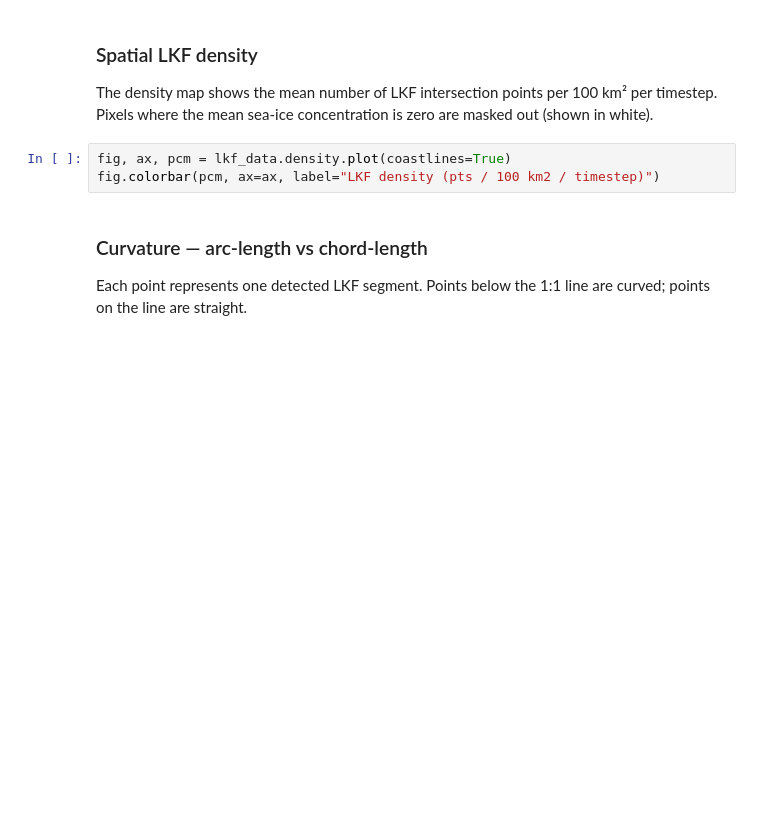
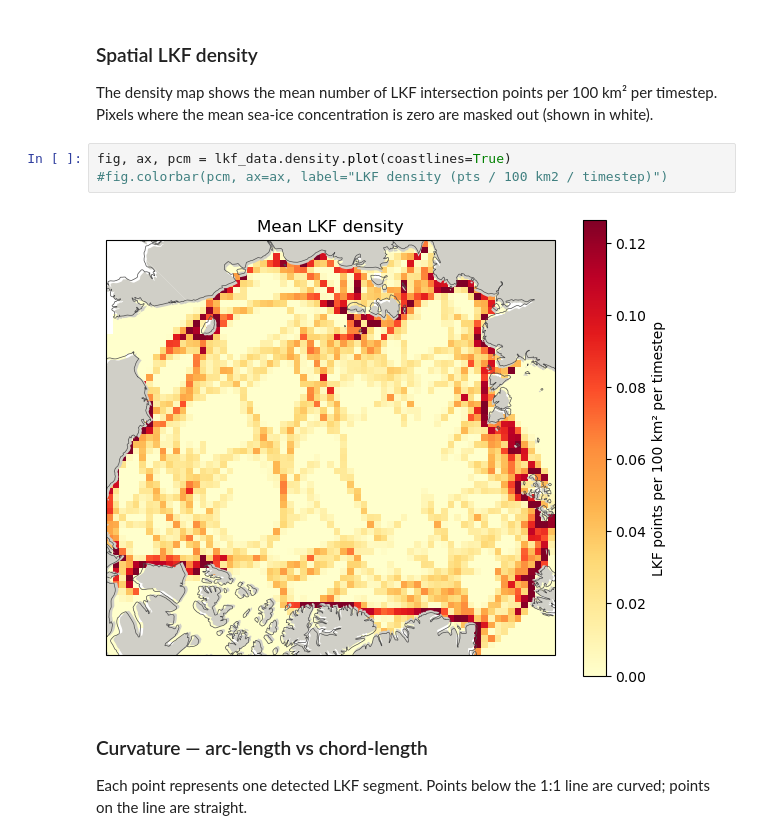
Before and after one commit to nhutter/lkf_tools, a Jupyter notebook: notebooks/tutorial_gen_dataset.ipynb, the cells around one changed output. Saved outputs shown, nothing was run; the diff lists cells and outputs as text; blank space fills up the shorter version.

```diff
--- a/notebooks/tutorial_gen_dataset.ipynb
+++ b/notebooks/tutorial_gen_dataset.ipynb
@@ -189,7 +225,9 @@ fig.tight_layout()
 The density map shows the mean number of LKF intersection points per 100 km² per timestep. Pixels where the mean sea-ice concentration is zero are masked out (shown in white).
 # %%
 fig, ax, pcm = lkf_data.density.plot(coastlines=True)
-fig.colorbar(pcm, ax=ax, label="LKF density (pts / 100 km2 / timestep)")
+#fig.colorbar(pcm, ax=ax, label="LKF density (pts / 100 km2 / timestep)")
+# %% [output]
+[figure, added]
 # %% [markdown]
 ### Curvature — arc-length vs chord-length
 
```
Also changed, not shown: parts of 37 cells of this notebook, 1 other file.
